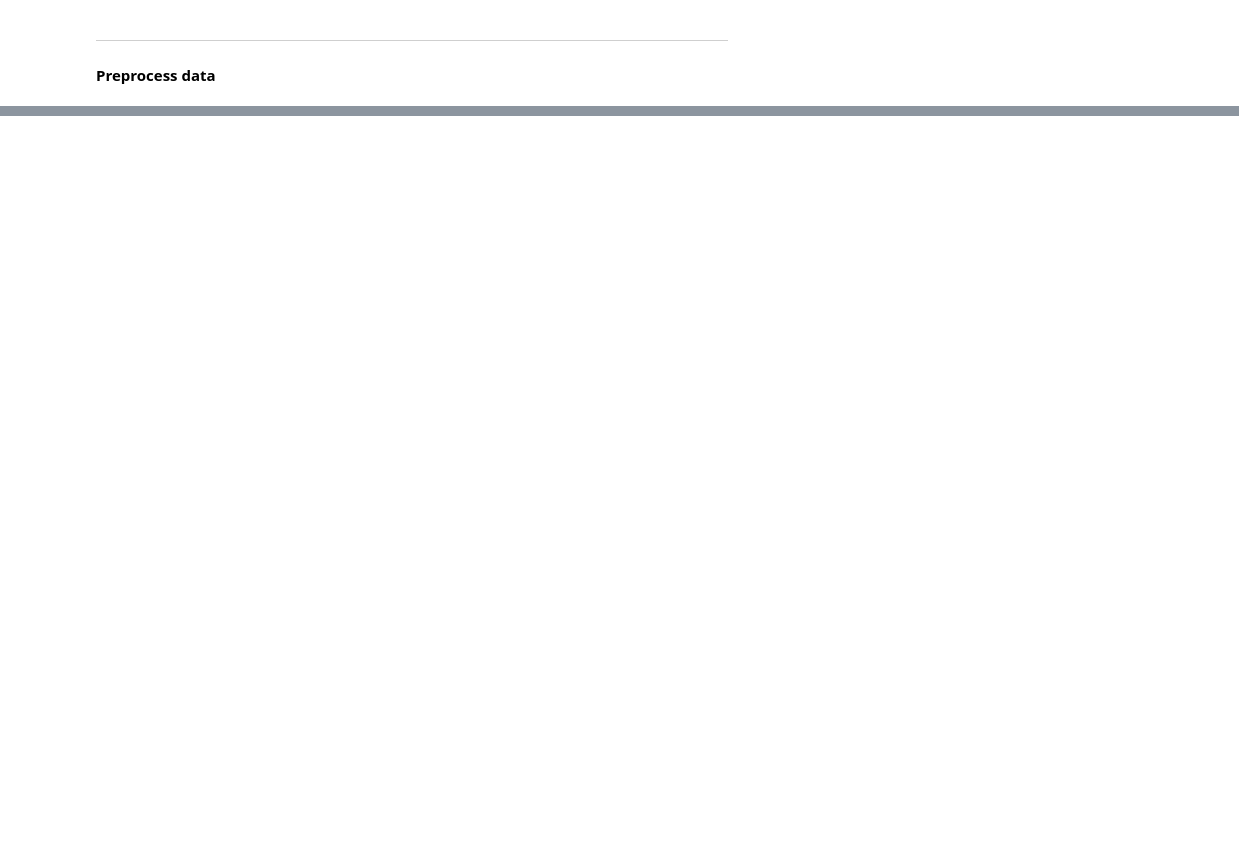
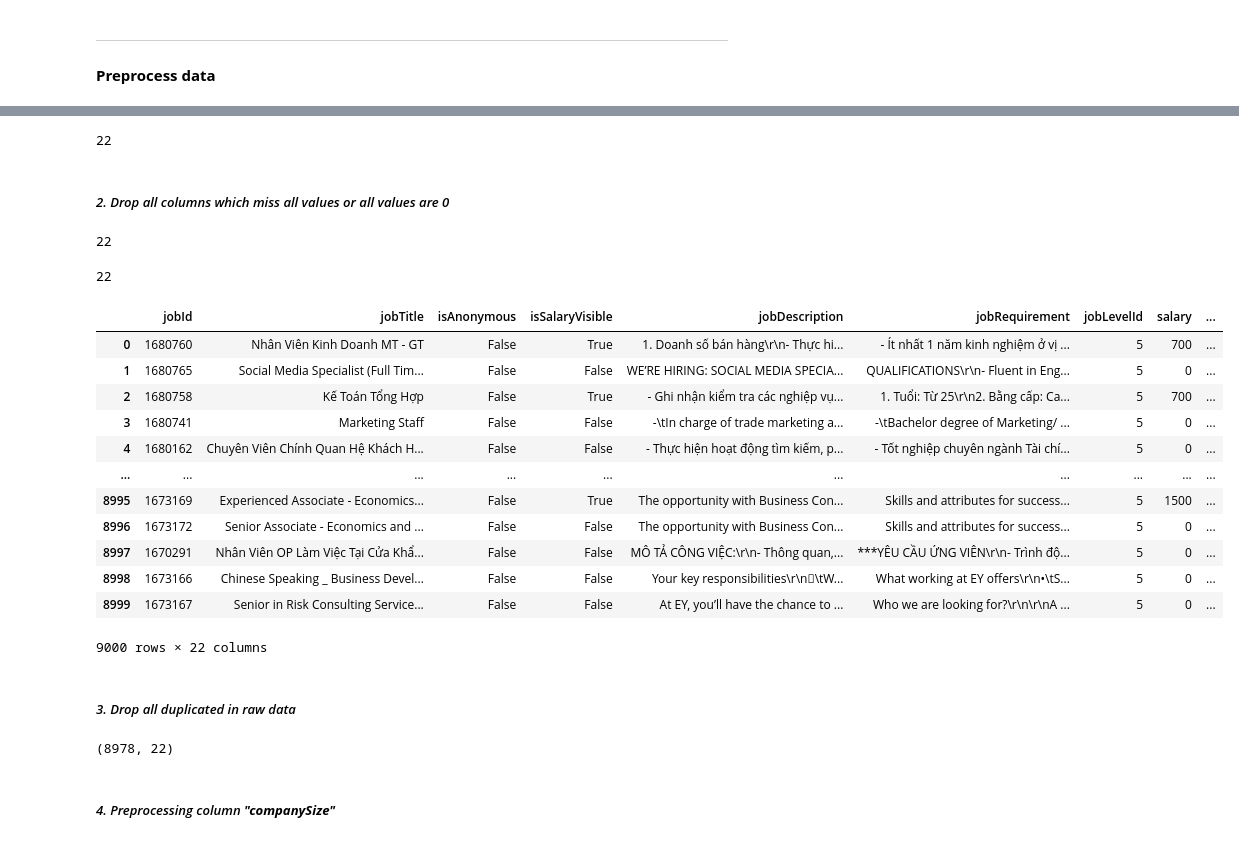
Before and after one commit to HThinhN/Project.VietNamJobs, a Jupyter notebook: P3_Data_Preprocessing.ipynb, the cells around one changed output, grey strips where cells are left out. Cells and saved outputs as stored; diff of their text form; code cells hidden in the pictures; blank space fills up the shorter version.

Commit message:
Full basic P3 and a little P4

```diff
--- a/P3_Data_Preprocessing.ipynb
+++ b/P3_Data_Preprocessing.ipynb
@@ -30,0 +34,54 @@ df.head()
+# %%
+list_drop = ['jobUrl','userId','companyLogo','alias', 'createdOn', 'approvedOn', 'expiredOn', 'lastUpdatedOn', 'lastSyncedOn',
+       'companyName', 'companyId', 'companyProfile', 'companySizeId',
+       'contactName', 'createdBy', 'isOnline', 'isActive', 'isApproved',
+       'isUnpaidDisable', 'isCompleted', 'isShowLogo', 'isShowLogoInSearch','languageSelectedId', 'redirectTo', 'requiredCoverLetter',
+       'industriesV3', 'languageId', 'locations', 'canonical',
+       'isShowContact', 'salaryRangeId', 'requiredResume',
+       'companySizeVI', 'languageSelectedVI','simpleServices', 'services',
+       'numOfApplications', 'emailAddress', 'isMobileHotJob', 'isMobileTopJob',
+       'isBoldAndRedJob', 'isUrgentJob', 'isUrgentJobM', 'onlineOn',
+       'visibilityDisplay', 'priorityOrder', 'nearestGeoLoc','profilePublishedSiteMask']
+# %%
+df = df.drop(list_drop,axis = 1)
+# %%
+df.columns.size
+# %% [output]
+22
+# %% [markdown]
+<h5><i>2. Drop all columns which miss all values or all values are 0 </i></h5>
+# %%
+df = df.dropna(axis=1, how = 'all')
+df.columns.size
+# %% [output]
+22
+# %%
+df = df.loc[:,(df != 0).any(axis = 0)]
+df.columns.size
+# %% [output]
+22
+# %%
+df
+# %% [output]
+|  | jobId | jobTitle | isAnonymous | isSalaryVisible | jobDescription | jobRequirement | jobLevelId | salary | ... |
+| 0 | 1680760 | Nhân Viên Kinh Doanh MT - GT | False | True | 1. Doanh số bán hàng\r\n- Thực hi... | - Ít nhất 1 năm kinh nghiệm ở vị ... | 5 | 700 | ... |
+| 1 | 1680765 | Social Media Specialist (Full Tim... | False | False | WE’RE HIRING: SOCIAL MEDIA SPECIA... | QUALIFICATIONS\r\n- Fluent in Eng... | 5 | 0 | ... |
+| 2 | 1680758 | Kế Toán Tổng Hợp | False | True | - Ghi nhận kiểm tra các nghiệp vụ... | 1. Tuổi: Từ 25\r\n2. Bằng cấp: Ca... | 5 | 700 | ... |
+| 3 | 1680741 | Marketing Staff | False | False | -\tIn charge of trade marketing a... | -\tBachelor degree of Marketing/ ... | 5 | 0 | ... |
+| 4 | 1680162 | Chuyên Viên Chính Quan Hệ Khách H... | False | False | - Thực hiện hoạt động tìm kiếm, p... | - Tốt nghiệp chuyên ngành Tài chí... | 5 | 0 | ... |
+| ... | ... | ... | ... | ... | ... | ... | ... | ... | ... |
+| 8995 | 1673169 | Experienced Associate - Economics... | False | True | The opportunity with Business Con... | Skills and attributes for success... | 5 | 1500 | ... |
+| 8996 | 1673172 | Senior Associate - Economics and ... | False | False | The opportunity with Business Con... | Skills and attributes for success... | 5 | 0 | ... |
+| 8997 | 1670291 | Nhân Viên OP Làm Việc Tại Cửa Khẩ... | False | False | MÔ TẢ CÔNG VIỆC:\r\n- Thông quan,... | ***YÊU CẦU ỨNG VIÊN\r\n- Trình độ... | 5 | 0 | ... |
+| 8998 | 1673166 | Chinese Speaking _ Business Devel... | False | False | Your key responsibilities\r\n\tW... | What working at EY offers\r\n•\tS... | 5 | 0 | ... |
+| 8999 | 1673167 | Senior in Risk Consulting Service... | False | False | At EY, you’ll have the chance to ... | Who we are looking for?\r\n\r\nA ... | 5 | 0 | ... |
+9000 rows × 22 columns
+# %% [markdown]
+<h5><i>3. Drop all duplicated in raw data</i></h5>
+# %%
+df = df.drop_duplicates(keep = 'first')
+df.shape
+# %% [output]
+(8978, 22)
+# %% [markdown]
+<h5><i>4. Preprocessing column <b>"companySize"</b></i></h5>
```
Also changed, not shown: parts of 34 cells of this notebook, 6 other files.
